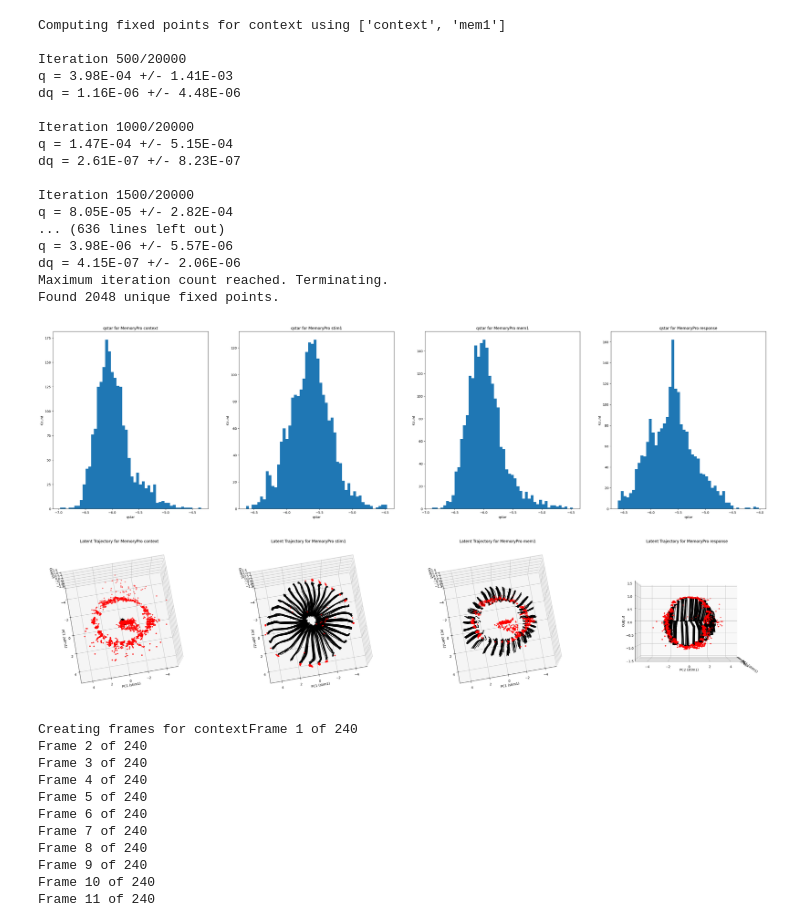
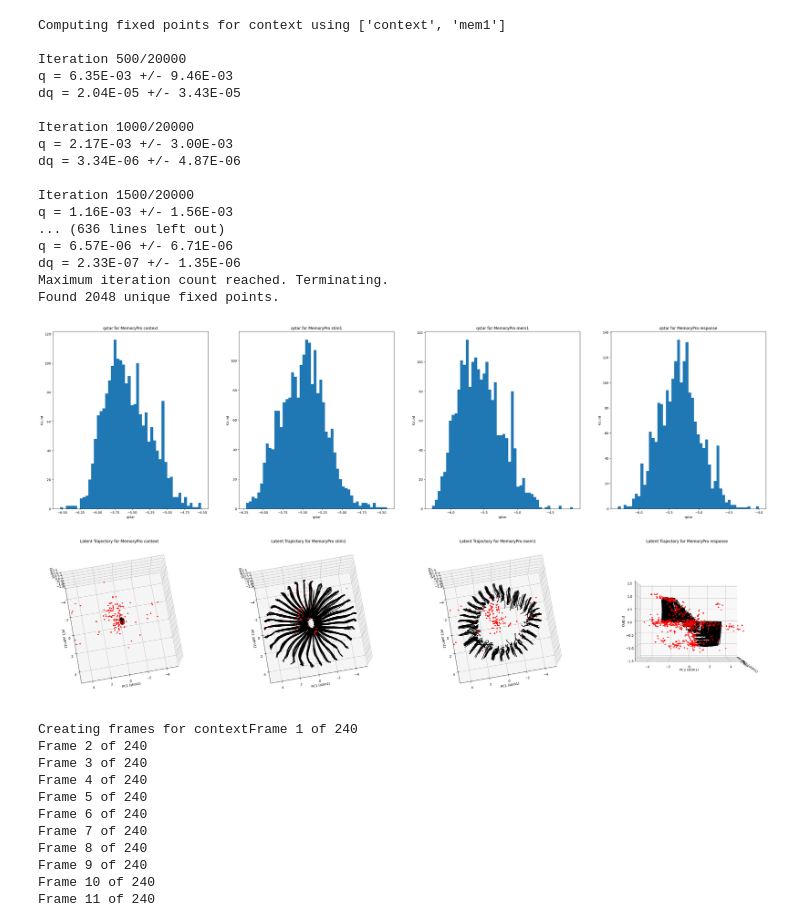
Before and after one commit to snel-repo/ComputationThruDynamicsBenchmark, a Jupyter notebook: examples/dev/multitask/MultiTaskCompiledNotebook.ipynb, the cells around one changed output. Cells and saved outputs as stored; diff of their text form; code cells hidden in the pictures.

Commit message:
Adding dynamic noise

```diff
--- a/examples/dev/multitask/MultiTaskCompiledNotebook.ipynb
+++ b/examples/dev/multitask/MultiTaskCompiledNotebook.ipynb
@@ -15,7 +15,7 @@ import imageio
 
 suffix = "MultiTaskNoisyGRU"
 filepath1 = (
-"/home/csverst/Github/CtDBenchmark/content/trained_models/task-trained/20240424_MultiTask_NoisyGRU_Final/max_epochs=700 latent_size=128 seed=0/"
+"/home/csverst/Github/CtDBenchmark/content/trained_models/task-trained/20240502_MultiTask_NoisyGRU_DynamicNoise2/max_epochs=2000 noise=0.0 dynamic_noise=0.3 n_samples=2250 batch_size=750 latent_size=128 seed=0 learning_rate=0.001/"
 )
 plot_path = (
     "/home/csverst/Github/InterpretabilityBenchmark/"
@@ -166,7 +166,7 @@ for i, phase_for_fp in enumerate(phase_list):
     fps[phase_names[i]]= comp.compute_fps_phase(
         phases=phase_for_fp,
         task_to_analyze=task_to_analyze,
-        noise_scale=0.0, lr = 2e-3,
+        noise_scale=0.0, lr = 1e-3,
         max_iters = 20000, use_noisy = False
         )
 
@@ -175,45 +175,45 @@ for i, phase_for_fp in enumerate(phase_list):
     xstar_pca.append(pca.transform(xstar))
     fps_out.append(readout(torch.Tensor(xstar)).detach().numpy())
     q_star.append(fps[phase_names[i]].qstar)
 xstar_pca = np.stack(xstar_pca, axis = 0)
 fps_out = np.stack(fps_out, axis = 0)
 fps_mat = np.concatenate((xstar_pca[:,:,:2], fps_out[:,:,1:2]), axis=2)
 q_star = np.stack(q_star, axis = 0)
 # Set values of qstar that are zero to 1e-16 for plotting
 q_star[q_star == 0] = 1e-16
 fig = plt.figure(figsize=(10*num_phases, 10))
 for i, phase in enumerate(phase_names):
     # Add histogram of qstar
     ax = fig.add_subplot(1, num_phases, i+1)
     ax.hist(np.log10(q_star[i]), bins=50)
     ax.set_xlabel("qstar")
     ax.set_ylabel("Count")
     ax.set_title(f"qstar for {task_to_analyze} {phase}")
 # plt.savefig(comp.plot_path + f"qstar_{task_to_analyze}_{phase}.png", dpi=300)
 plt.show()
 # %% [output]
 Computing fixed points for context using ['context', 'mem1']
 
 Iteration 500/20000
-q = 3.98E-04 +/- 1.41E-03
-dq = 1.16E-06 +/- 4.48E-06
+q = 6.35E-03 +/- 9.46E-03
+dq = 2.04E-05 +/- 3.43E-05
 
 Iteration 1000/20000
-q = 1.47E-04 +/- 5.15E-04
-dq = 2.61E-07 +/- 8.23E-07
+q = 2.17E-03 +/- 3.00E-03
+dq = 3.34E-06 +/- 4.87E-06
 
 Iteration 1500/20000
-q = 8.05E-05 +/- 2.82E-04
+q = 1.16E-03 +/- 1.56E-03
 ... (636 lines left out)
-q = 3.98E-06 +/- 5.57E-06
-dq = 4.15E-07 +/- 2.06E-06
+q = 6.57E-06 +/- 6.71E-06
+dq = 2.33E-07 +/- 1.35E-06
 Maximum iteration count reached. Terminating.
 Found 2048 unique fixed points.
-[figure, old version]
+[figure, new version]
 # %%
 # window to only FPs whose q values are less than thresh
 fps_plot = fps_mat.copy()
-threshs = [1e-5, 1e-6, 1e-6, 5e-6]
+threshs = [1e-6, 1e-6, 1e-6, 5e-6]
 for i, phase in enumerate(phase_names):
     q_flag = q_star[i] < threshs[i]
     fps_plot[i, ~q_flag, :] = np.nan
@@ -251,7 +251,7 @@ for i, phase in enumerate(phase_names):
 plt.show()
 # plt.savefig(comp.plot_path + f"LatentTraj_{task_to_analyze}_{phase}.png", dpi=300)
 # %% [output]
-[figure, old version]
+[figure, new version]
 # %%
 
 def angles_to_colors(angles):
```
Also changed, not shown: 21 other files.
